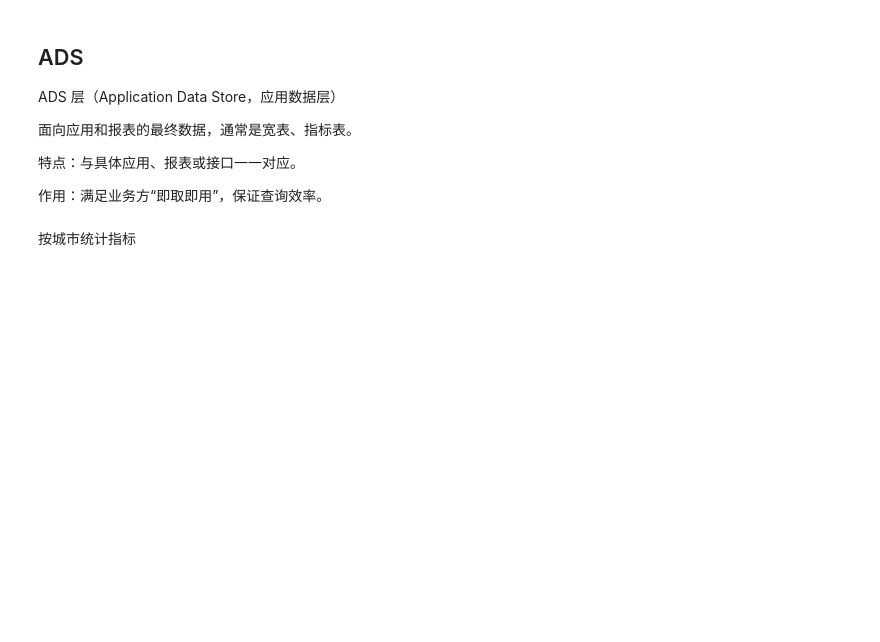
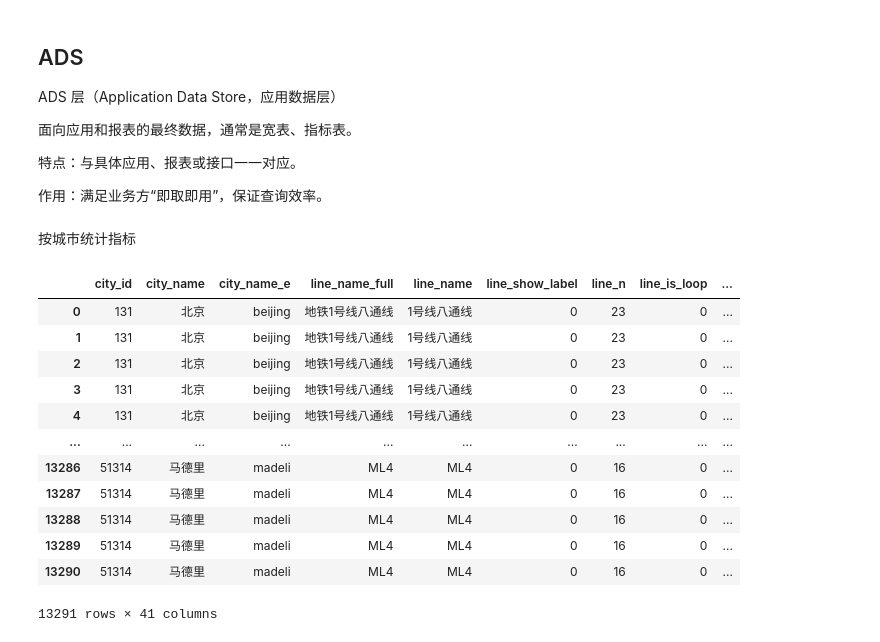
Before and after one commit to Kofi-W/net_charts, a Jupyter notebook: data/subway/data_crawler/data_process_baidu.ipynb, the cells around one changed output. Drawn from its saved outputs; the diff is of its cells as text; code cells hidden in the pictures; blank space fills up the shorter version.

```diff
--- a/data/subway/data_crawler/data_process_baidu.ipynb
+++ b/data/subway/data_crawler/data_process_baidu.ipynb
@@ -389,0 +499,5 @@ df_line
+# %%
+with open("subway_line_fixed.json", "r", encoding="utf-8") as f:
+    subway_line_fixed = json.load(f)
+subway_line_fixed_df = pd.DataFrame.from_dict(subway_line_fixed)
+subway_line_fixed_df
@@ -389,0 +518,5 @@ df_line
+# %%
+dwd_subway_bd_line = df_line.merge(subway_line_fixed_df[['city_id', 'line_name_full', 'line_name_main']], how='left', on=['city_id', 'line_name_full'])
+# 将line_name_main中缺失值，填充为line_name_branch
+dwd_subway_bd_line['line_name_main'] = dwd_subway_bd_line['line_name_main'].fillna(dwd_subway_bd_line['line_name_branch'])
+dwd_subway_bd_line
@@ -396,12 +543,12 @@ def get_dwd_subway_st(df, df_line, is_all_st=True):
     车站含虚拟车站和真实车站两种
     is_all_st: True-全量车站， False-真实车站
     df: dwd_subway数据
-    df_line: 线路数据
+    df_line: dwd_subway_bd_line数据
     """
     df = df.copy() if is_all_st else df[df['st_is_station'] == 1].copy()
     print(f"Total stations: {len(df)}")
     # 连接查询线路顺序
-    res_df = df.merge(df_line[['city_id', 'line_name_full', 'line_order', 'line_name_branch']], how='left', on=['city_id', 'line_name_full'])
+    res_df = df.merge(df_line[['city_id', 'line_name_full', 'line_order', 'line_name_branch', 'line_name_main']], how='left', on=['city_id', 'line_name_full'])
     print(f"Total stations after merge line info: {len(res_df)}")
     # 当len(res_df != len(df))时，说明有部分站点的line_name_full在df_line中没有匹配上
     if len(res_df) != len(df):
@@ -447,7 +594,7 @@ Total stations after merge line info: 15923
 #### 真实车站表
 真实存在的， 即st_is_station == 1
 # %%
-df_st_real =  get_dwd_subway_st(dwd_subway, df_line, is_all_st=False)
+df_st_real =  get_dwd_subway_st(dwd_subway, dwd_subway_bd_line, is_all_st=False)
 # %% [output]
 Total stations: 13291
 Total stations after merge line info: 13291
@@ -462,3 +609,19 @@ ADS 层（Application Data Store，应用数据层）
 作用：满足业务方“即取即用”，保证查询效率。
 # %% [markdown]
 按城市统计指标
+# %%
+df_st_real
+# %% [output]
+|  | city_id | city_name | city_name_e | line_name_full | line_name | line_show_label | line_n | line_is_loop | ... |
+| 0 | 131 | 北京 | beijing | 地铁1号线八通线 | 1号线八通线 | 0 | 23 | 0 | ... |
+| 1 | 131 | 北京 | beijing | 地铁1号线八通线 | 1号线八通线 | 0 | 23 | 0 | ... |
+| 2 | 131 | 北京 | beijing | 地铁1号线八通线 | 1号线八通线 | 0 | 23 | 0 | ... |
+| 3 | 131 | 北京 | beijing | 地铁1号线八通线 | 1号线八通线 | 0 | 23 | 0 | ... |
+| 4 | 131 | 北京 | beijing | 地铁1号线八通线 | 1号线八通线 | 0 | 23 | 0 | ... |
+| ... | ... | ... | ... | ... | ... | ... | ... | ... | ... |
+| 13286 | 51314 | 马德里 | madeli | ML4 | ML4 | 0 | 16 | 0 | ... |
+| 13287 | 51314 | 马德里 | madeli | ML4 | ML4 | 0 | 16 | 0 | ... |
+| 13288 | 51314 | 马德里 | madeli | ML4 | ML4 | 0 | 16 | 0 | ... |
+| 13289 | 51314 | 马德里 | madeli | ML4 | ML4 | 0 | 16 | 0 | ... |
+| 13290 | 51314 | 马德里 | madeli | ML4 | ML4 | 0 | 16 | 0 | ... |
+13291 rows × 41 columns
```
Also changed, not shown: parts of 12 cells of this notebook.
